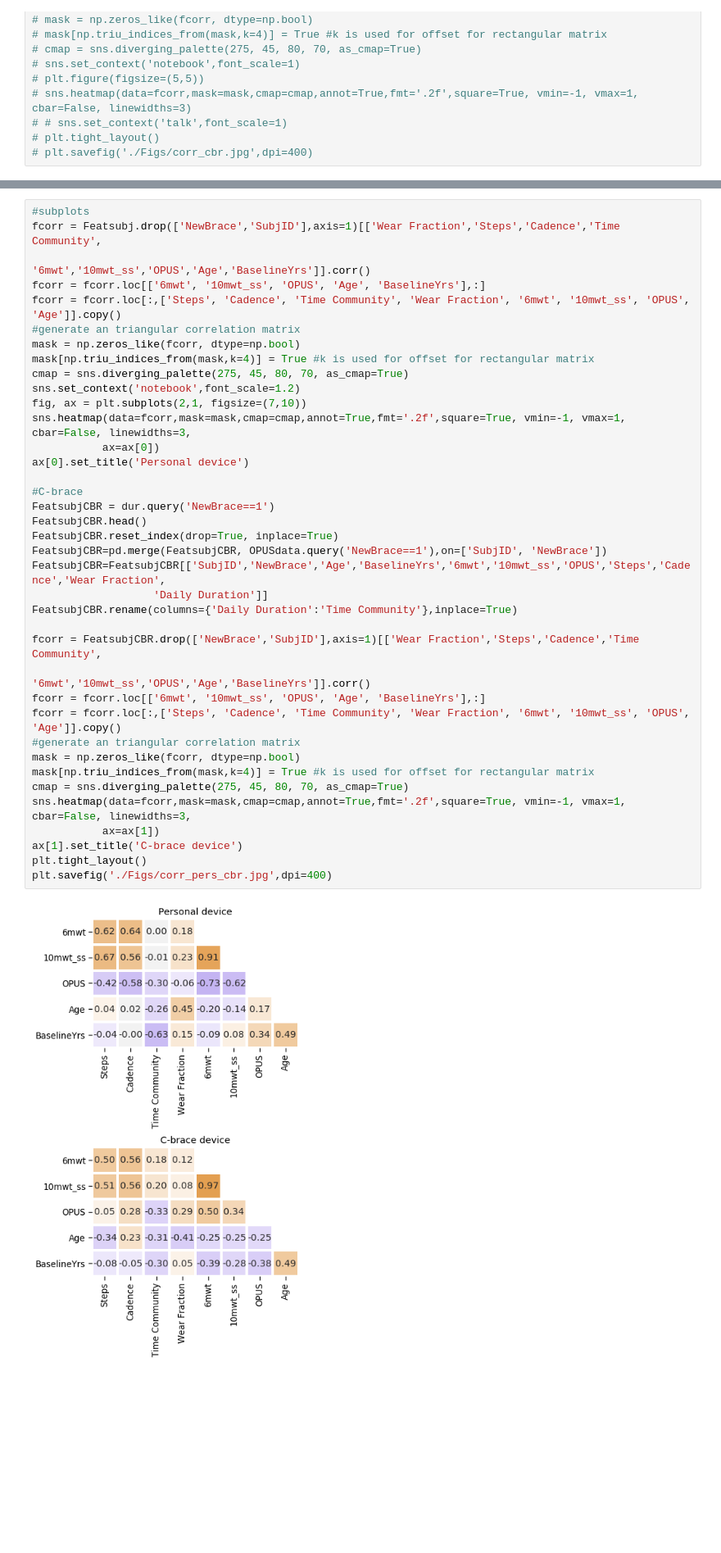
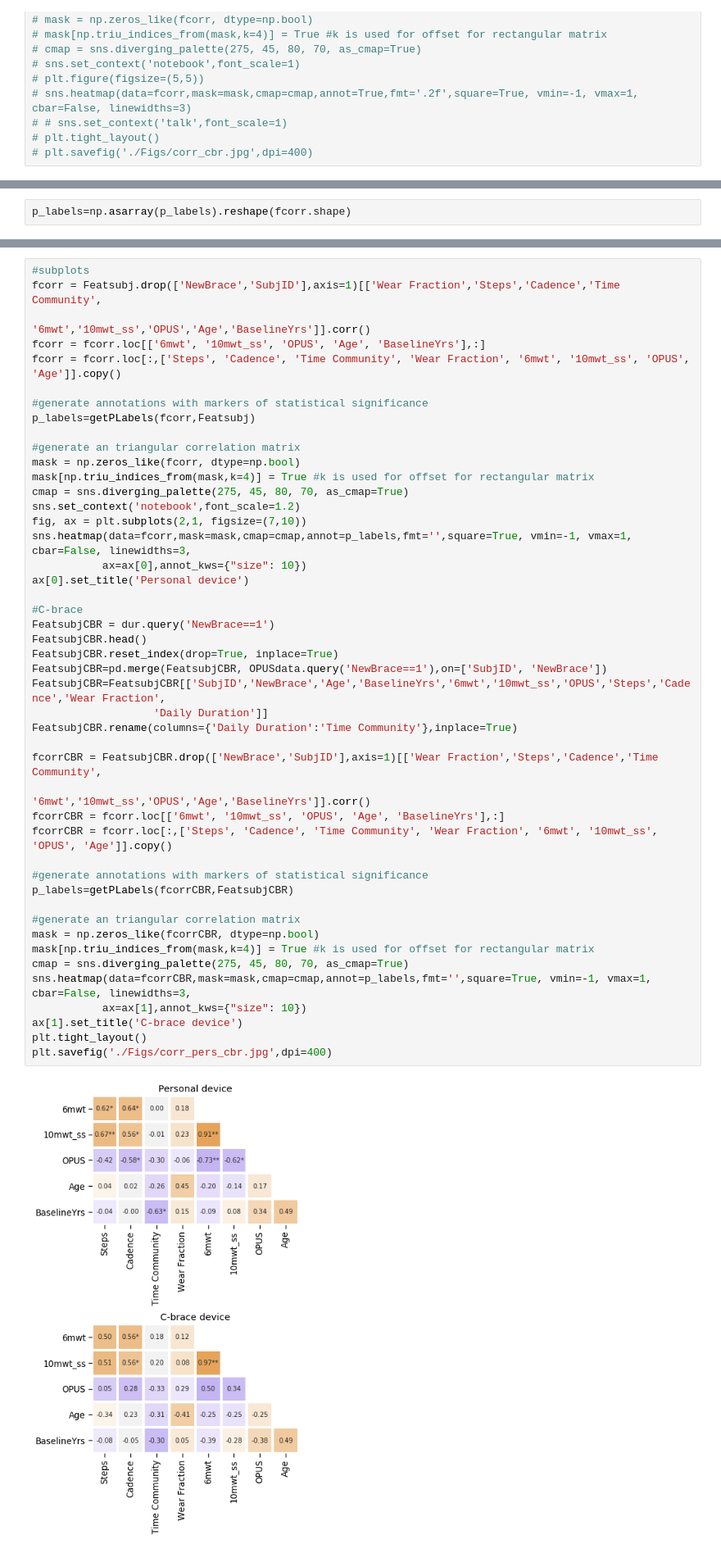
Before and after one commit to Luke3D/CbrAnalysis, a Jupyter notebook: PaperAnalysis.ipynb, the cells around one changed output, grey strips where cells are left out. Shown at 82% size. Drawn from its saved outputs; the diff is of its cells as text; blank space fills up the shorter version.

Commit message:
added significance markers to correlation plots

```diff
--- a/PaperAnalysis.ipynb
+++ b/PaperAnalysis.ipynb
@@ -751,0 +761,2 @@ FeatsubjCBR.rename(columns={'Daily Duration':'Time Community'},inplace=True)
+# %%
+p_labels=np.asarray(p_labels).reshape(fcorr.shape)
@@ -753,39 +813,47 @@ FeatsubjCBR.rename(columns={'Daily Duration':'Time Community'},inplace=True)
 #subplots
 fcorr = Featsubj.drop(['NewBrace','SubjID'],axis=1)[['Wear Fraction','Steps','Cadence','Time Community',
                                                      '6mwt','10mwt_ss','OPUS','Age','BaselineYrs']].corr()
 fcorr = fcorr.loc[['6mwt', '10mwt_ss', 'OPUS', 'Age', 'BaselineYrs'],:]
 fcorr = fcorr.loc[:,['Steps', 'Cadence', 'Time Community', 'Wear Fraction', '6mwt', '10mwt_ss', 'OPUS', 'Age']].copy()
+
+#generate annotations with markers of statistical significance
+p_labels=getPLabels(fcorr,Featsubj)
+
 #generate an triangular correlation matrix
 mask = np.zeros_like(fcorr, dtype=np.bool)
 mask[np.triu_indices_from(mask,k=4)] = True #k is used for offset for rectangular matrix
 cmap = sns.diverging_palette(275, 45, 80, 70, as_cmap=True)
 sns.set_context('notebook',font_scale=1.2)
 fig, ax = plt.subplots(2,1, figsize=(7,10))
-sns.heatmap(data=fcorr,mask=mask,cmap=cmap,annot=True,fmt='.2f',square=True, vmin=-1, vmax=1, cbar=False, linewidths=3,
-           ax=ax[0])
+sns.heatmap(data=fcorr,mask=mask,cmap=cmap,annot=p_labels,fmt='',square=True, vmin=-1, vmax=1, cbar=False, linewidths=3,
+           ax=ax[0],annot_kws={"size": 10})
 ax[0].set_title('Personal device')
 
 #C-brace
 FeatsubjCBR = dur.query('NewBrace==1')
 FeatsubjCBR.head()
 FeatsubjCBR.reset_index(drop=True, inplace=True)
 FeatsubjCBR=pd.merge(FeatsubjCBR, OPUSdata.query('NewBrace==1'),on=['SubjID', 'NewBrace'])
 FeatsubjCBR=FeatsubjCBR[['SubjID','NewBrace','Age','BaselineYrs','6mwt','10mwt_ss','OPUS','Steps','Cadence','Wear Fraction',
                    'Daily Duration']]
 FeatsubjCBR.rename(columns={'Daily Duration':'Time Community'},inplace=True)
 
-fcorr = FeatsubjCBR.drop(['NewBrace','SubjID'],axis=1)[['Wear Fraction','Steps','Cadence','Time Community',
+fcorrCBR = FeatsubjCBR.drop(['NewBrace','SubjID'],axis=1)[['Wear Fraction','Steps','Cadence','Time Community',
                                                      '6mwt','10mwt_ss','OPUS','Age','BaselineYrs']].corr()
-fcorr = fcorr.loc[['6mwt', '10mwt_ss', 'OPUS', 'Age', 'BaselineYrs'],:]
-fcorr = fcorr.loc[:,['Steps', 'Cadence', 'Time Community', 'Wear Fraction', '6mwt', '10mwt_ss', 'OPUS', 'Age']].copy()
+fcorrCBR = fcorr.loc[['6mwt', '10mwt_ss', 'OPUS', 'Age', 'BaselineYrs'],:]
+fcorrCBR = fcorr.loc[:,['Steps', 'Cadence', 'Time Community', 'Wear Fraction', '6mwt', '10mwt_ss', 'OPUS', 'Age']].copy()
+
+#generate annotations with markers of statistical significance
+p_labels=getPLabels(fcorrCBR,FeatsubjCBR)
+
 #generate an triangular correlation matrix
-mask = np.zeros_like(fcorr, dtype=np.bool)
+mask = np.zeros_like(fcorrCBR, dtype=np.bool)
 mask[np.triu_indices_from(mask,k=4)] = True #k is used for offset for rectangular matrix
 cmap = sns.diverging_palette(275, 45, 80, 70, as_cmap=True)
-sns.heatmap(data=fcorr,mask=mask,cmap=cmap,annot=True,fmt='.2f',square=True, vmin=-1, vmax=1, cbar=False, linewidths=3,
-           ax=ax[1])
+sns.heatmap(data=fcorrCBR,mask=mask,cmap=cmap,annot=p_labels,fmt='',square=True, vmin=-1, vmax=1, cbar=False, linewidths=3,
+           ax=ax[1],annot_kws={"size": 10})
 ax[1].set_title('C-brace device')
 plt.tight_layout()
 plt.savefig('./Figs/corr_pers_cbr.jpg',dpi=400)
 # %% [output]
-[figure, old version]
+[figure, new version]
```
Also changed, not shown: parts of 12 cells of this notebook.
